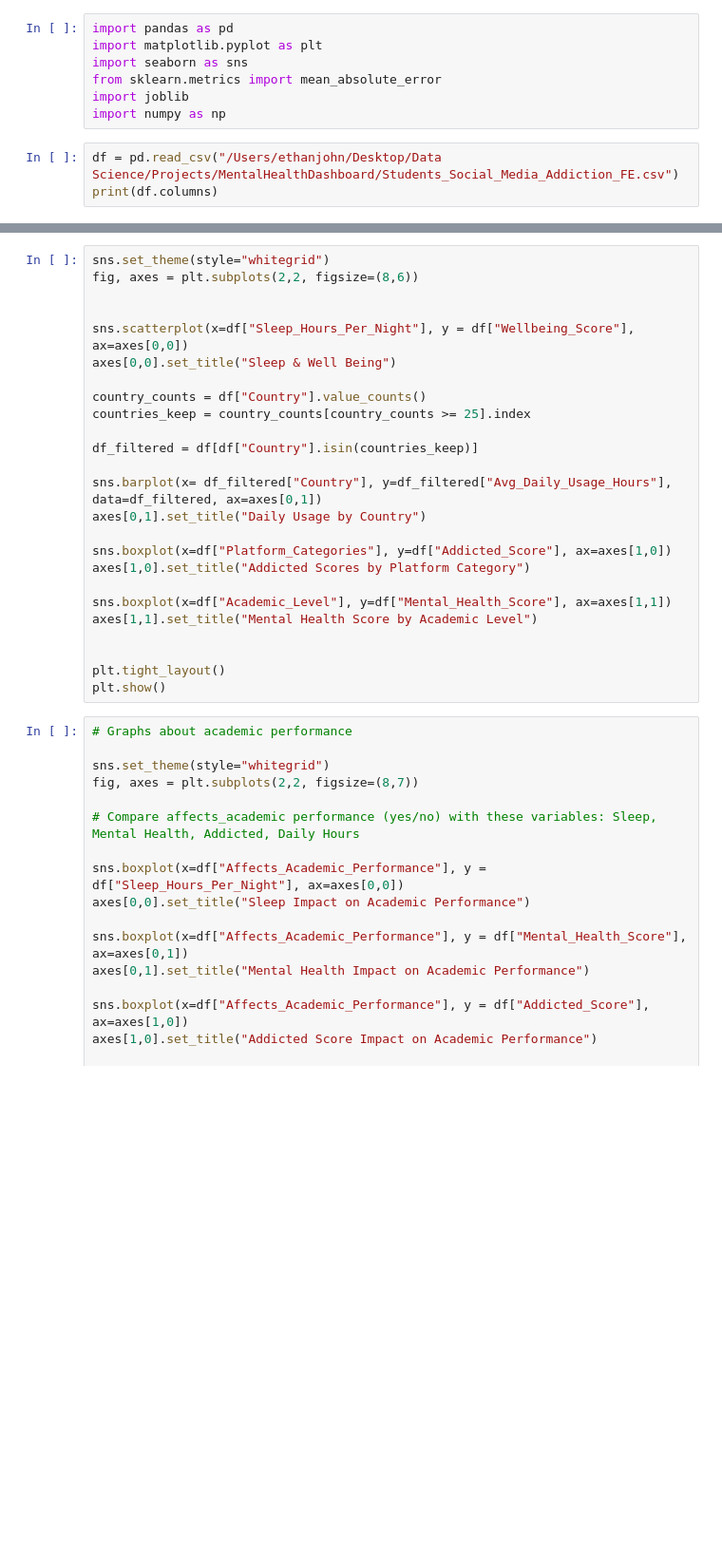
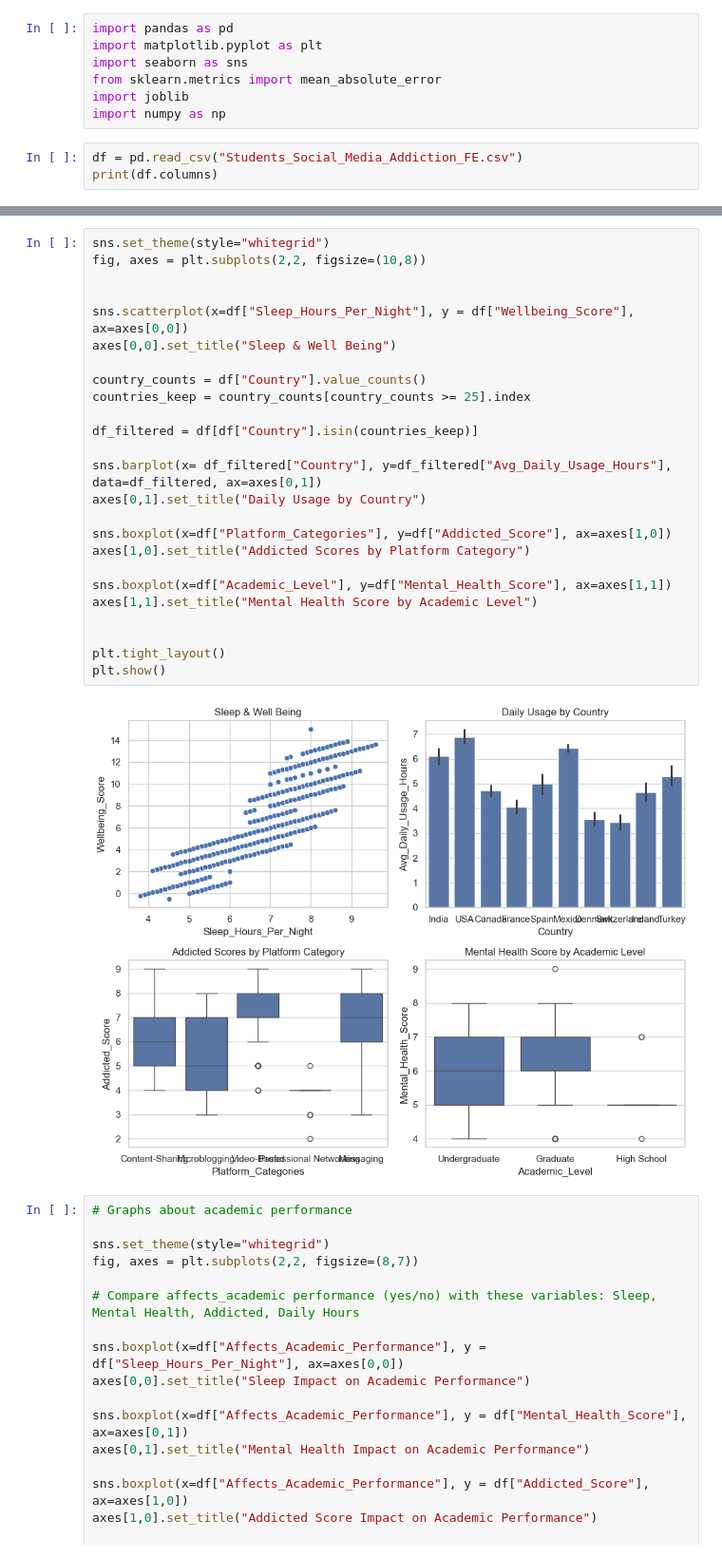
Before and after one commit to EthanJohn28/Mental-Health-Dashboard, a Jupyter notebook: data_visualization.ipynb, the cells around one changed output, grey strips where cells are left out. Shown at 95% size. Drawn from its saved outputs; the diff is of its cells as text; blank space fills up the shorter version.

```diff
--- a/data_visualization.ipynb
+++ b/data_visualization.ipynb
@@ -6,5 +6,5 @@ from sklearn.metrics import mean_absolute_error
 import joblib
 import numpy as np
 # %%
-df = pd.read_csv("/Users/ethanjohn/Desktop/Data Science/Projects/MentalHealthDashboard/Students_Social_Media_Addiction_FE.csv")
+df = pd.read_csv("Students_Social_Media_Addiction_FE.csv")
 print(df.columns)
@@ -96,28 +116,30 @@ plt.show()
 # %%
 sns.set_theme(style="whitegrid")
-fig, axes = plt.subplots(2,2, figsize=(8,6))
+fig, axes = plt.subplots(2,2, figsize=(10,8))
 
 
 sns.scatterplot(x=df["Sleep_Hours_Per_Night"], y = df["Wellbeing_Score"], ax=axes[0,0])
 axes[0,0].set_title("Sleep & Well Being")
 
 country_counts = df["Country"].value_counts()
 countries_keep = country_counts[country_counts >= 25].index
 
 df_filtered = df[df["Country"].isin(countries_keep)]
 
 sns.barplot(x= df_filtered["Country"], y=df_filtered["Avg_Daily_Usage_Hours"], data=df_filtered, ax=axes[0,1])
 axes[0,1].set_title("Daily Usage by Country")
 
 sns.boxplot(x=df["Platform_Categories"], y=df["Addicted_Score"], ax=axes[1,0])
 axes[1,0].set_title("Addicted Scores by Platform Category")
 
 sns.boxplot(x=df["Academic_Level"], y=df["Mental_Health_Score"], ax=axes[1,1])
 axes[1,1].set_title("Mental Health Score by Academic Level")
 
 
 plt.tight_layout()
 plt.show()
+# %% [output]
+[figure, added]
 # %%
 # Graphs about academic performance
 
```
Also changed, not shown: parts of 12 cells of this notebook, 14 other files.
